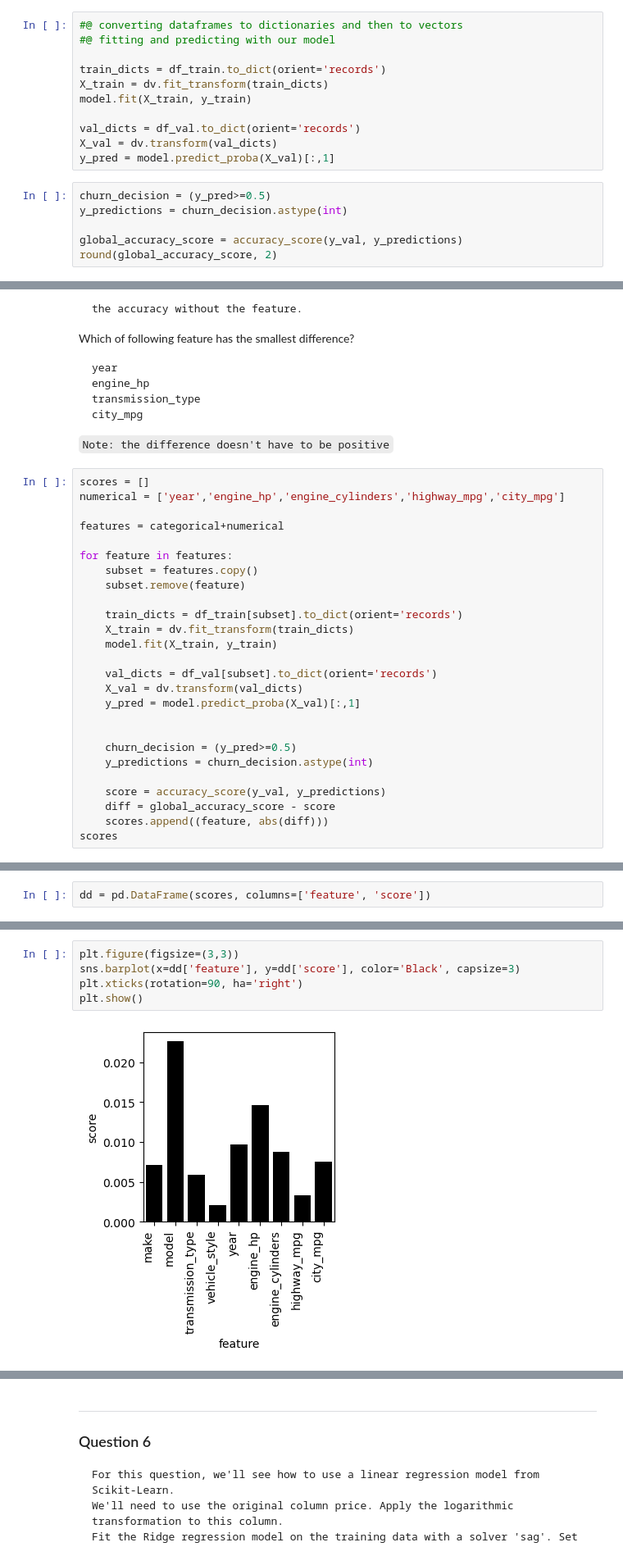
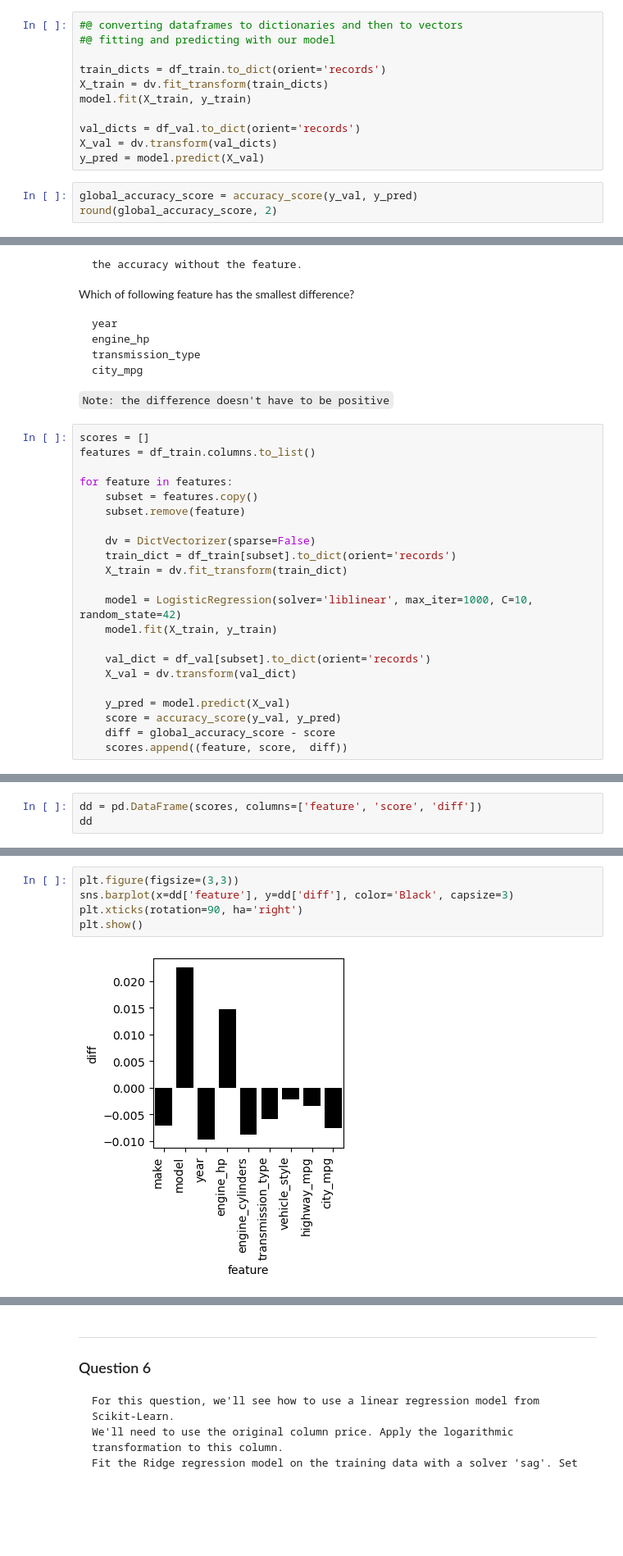
Before and after one commit to ossydotpy/ml-zoomcamp-solutions, a Jupyter notebook: week 3/week 3.ipynb, the cells around one changed output, grey strips where cells are left out. Shown at 82% size. Saved outputs shown, nothing was run; the diff lists cells and outputs as text; blank space fills up the shorter version.

```diff
--- a/week 3/week 3.ipynb
+++ b/week 3/week 3.ipynb
@@ -166,12 +169,9 @@ model.fit(X_train, y_train)
 
 val_dicts = df_val.to_dict(orient='records')
 X_val = dv.transform(val_dicts)
-y_pred = model.predict_proba(X_val)[:,1]
+y_pred = model.predict(X_val)
 # %%
-churn_decision = (y_pred>=0.5)
-y_predictions = churn_decision.astype(int)
-
-global_accuracy_score = accuracy_score(y_val, y_predictions)
+global_accuracy_score = accuracy_score(y_val, y_pred)
 round(global_accuracy_score, 2)
 # %% [output]
 0.94
@@ -194,27 +194,23 @@ Which of following feature has the smallest difference?
 `Note: the difference doesn't have to be positive`
 # %%
 scores = []
-numerical = ['year','engine_hp','engine_cylinders','highway_mpg','city_mpg']
-
-features = categorical+numerical
+features = df_train.columns.to_list()
 
 for feature in features:
     subset = features.copy()
     subset.remove(feature)
 
-    train_dicts = df_train[subset].to_dict(orient='records')
-    X_train = dv.fit_transform(train_dicts)
+    dv = DictVectorizer(sparse=False)
+    train_dict = df_train[subset].to_dict(orient='records')
+    X_train = dv.fit_transform(train_dict)
+
+    model = LogisticRegression(solver='liblinear', max_iter=1000, C=10, random_state=42)
     model.fit(X_train, y_train)
 
-    val_dicts = df_val[subset].to_dict(orient='records')
-    X_val = dv.transform(val_dicts)
-    y_pred = model.predict_proba(X_val)[:,1]
+    val_dict = df_val[subset].to_dict(orient='records')
+    X_val = dv.transform(val_dict)
 
-
-    churn_decision = (y_pred>=0.5)
-    y_predictions = churn_decision.astype(int)
-
-    score = accuracy_score(y_val, y_predictions)
+    y_pred = model.predict(X_val)
+    score = accuracy_score(y_val, y_pred)
     diff = global_accuracy_score - score
-    scores.append((feature, abs(diff)))
-scores
+    scores.append((feature, score,  diff))
@@ -231,2 +217,3 @@ scores
 # %%
-dd = pd.DataFrame(scores, columns=['feature', 'score'])
+dd = pd.DataFrame(scores, columns=['feature', 'score', 'diff'])
+dd
@@ -233,8 +231,8 @@ dd = pd.DataFrame(scores, columns=['feature', 'score'])
 # %%
 plt.figure(figsize=(3,3))
-sns.barplot(x=dd['feature'], y=dd['score'], color='Black', capsize=3)
+sns.barplot(x=dd['feature'], y=dd['diff'], color='Black', capsize=3)
 plt.xticks(rotation=90, ha='right')
 plt.show()
 # %% [output]
-[figure, old version]
+[figure, new version]
 # %% [markdown]
```
Also changed, not shown: parts of 9 cells of this notebook.
